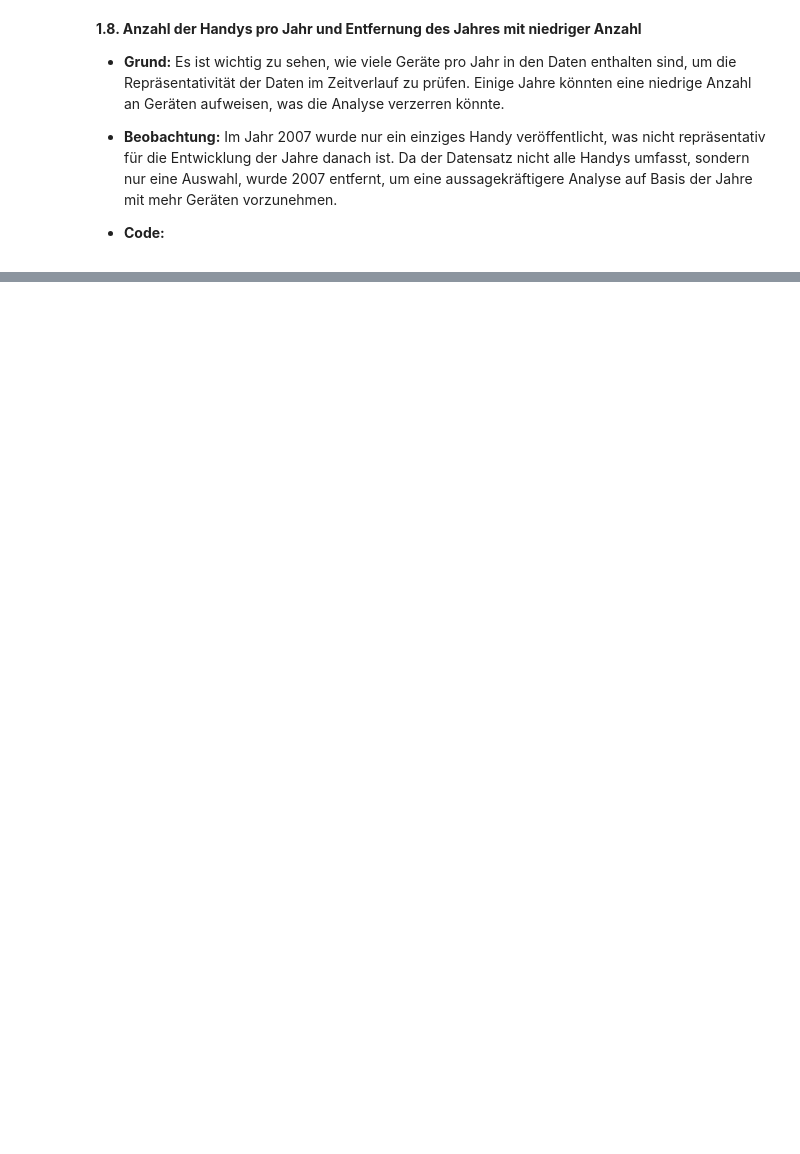
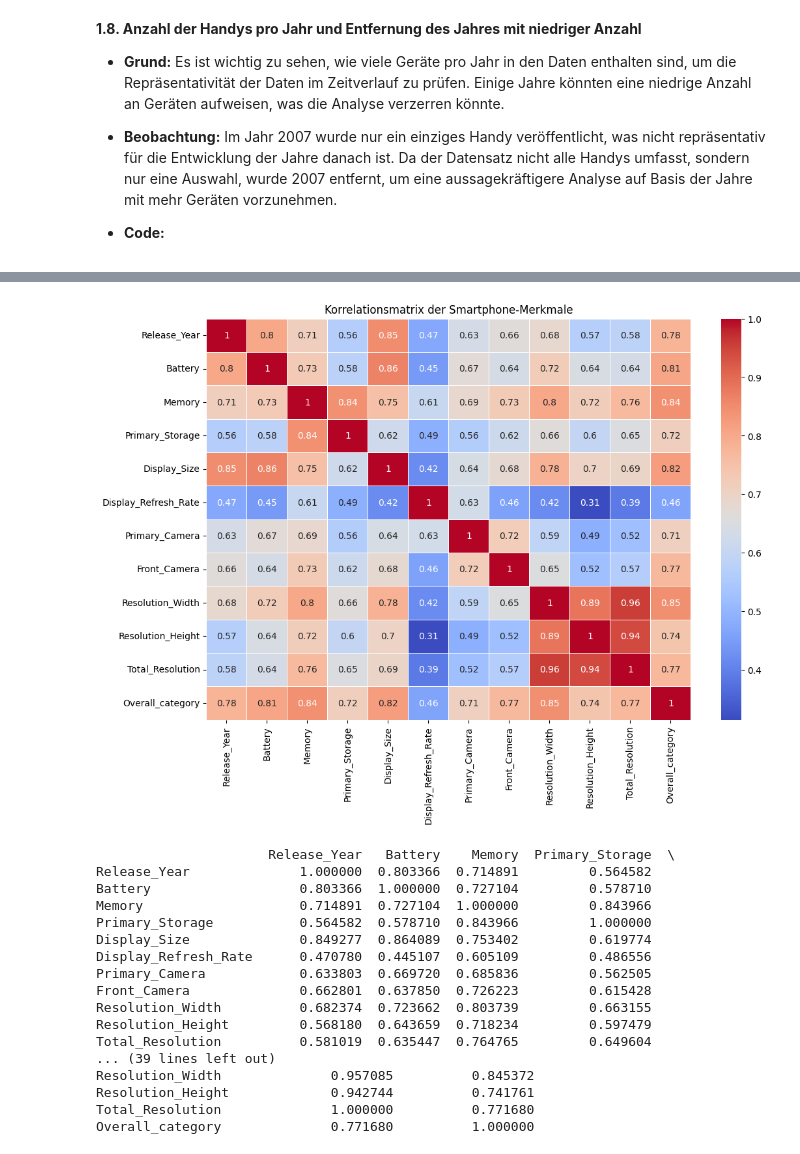
Before and after one commit to RealChoki/HTW-Notes, a Jupyter notebook: Semester 4/Ki werkstatt/phones_analysis/smartphones_analysis.ipynb, the cells around one changed output, grey strips where cells are left out. Cells and saved outputs as stored; diff of their text form; code cells hidden in the pictures; blank space fills up the shorter version.

```diff
--- a/Semester 4/Ki werkstatt/phones_analysis/smartphones_analysis.ipynb
+++ b/Semester 4/Ki werkstatt/phones_analysis/smartphones_analysis.ipynb
@@ -199,0 +347,7 @@ print(f"Existiert das Jahr 2007 noch in den Daten? {2007 in cleaned_data['Releas
+# %%
+# Umbenennen der Spalte 'Release_Date' in 'Release_Year'
+cleaned_data = cleaned_data.rename(columns={'Release_Date': 'Release_Year'})
+
+# Überprüfen der Spaltennamen nach der Umbenennung
+print("Spaltennamen nach der Umbenennung:")
+print(cleaned_data.columns)
@@ -642,0 +1158,40 @@ Release_Date
+# %%
+# Kopie der kategorisierten Daten erstellen
+categorized_data_numeric = categorized_data.copy()
+
+# Overall_category in numerische Werte umwandeln (1 = low_end, 2 = medium_end, 3 = high_end)
+categorized_data_numeric['Overall_category'] = categorized_data_numeric['Overall_category'].map({'low_end': 1, 'medium_end': 2, 'high_end': 3})
+
+# Nur die numerischen Spalten für die Korrelation auswählen
+categorized_data_numeric = categorized_data_numeric.select_dtypes(include=['number'])
+
+# Korrelation der numerischen Merkmale berechnen
+correlation_matrix = categorized_data_numeric.corr()
+
+# Korrelationsmatrix mit seaborn darstellen
+plt.figure(figsize=(12, 8))
+sns.heatmap(correlation_matrix, annot=True, cmap="coolwarm", linewidths=0.5)
+plt.title("Korrelationsmatrix der Smartphone-Merkmale")
+plt.show()
+
+# Ausgabe der Korrelationsmatrix in der Konsole
+print(correlation_matrix)
+# %% [output]
+[figure, added]
+                      Release_Year   Battery    Memory  Primary_Storage  \
+Release_Year              1.000000  0.803366  0.714891         0.564582
+Battery                   0.803366  1.000000  0.727104         0.578710
+Memory                    0.714891  0.727104  1.000000         0.843966
+Primary_Storage           0.564582  0.578710  0.843966         1.000000
+Display_Size              0.849277  0.864089  0.753402         0.619774
+Display_Refresh_Rate      0.470780  0.445107  0.605109         0.486556
+Primary_Camera            0.633803  0.669720  0.685836         0.562505
+Front_Camera              0.662801  0.637850  0.726223         0.615428
+Resolution_Width          0.682374  0.723662  0.803739         0.663155
+Resolution_Height         0.568180  0.643659  0.718234         0.597479
+Total_Resolution          0.581019  0.635447  0.764765         0.649604
+... (39 lines left out)
+Resolution_Width              0.957085          0.845372
+Resolution_Height             0.942744          0.741761
+Total_Resolution              1.000000          0.771680
+Overall_category              0.771680          1.000000
```
Also changed, not shown: parts of 28 cells of this notebook, 1 other file.
